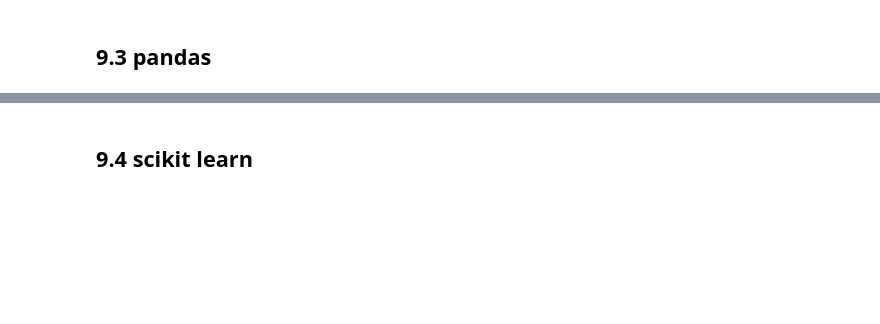
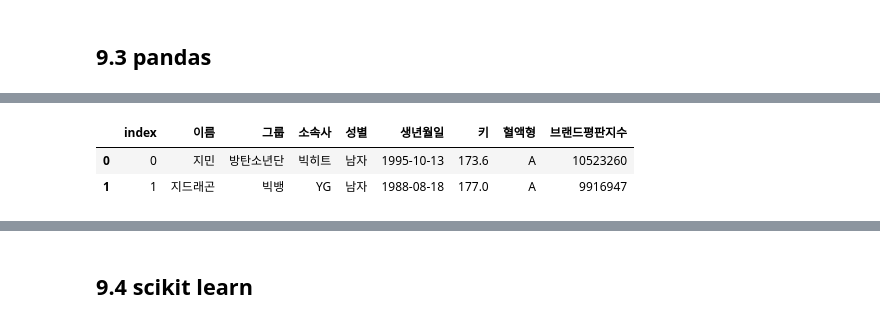
Before and after one commit to moonlight94-t/leolou, a Jupyter notebook: python notev1.1.ipynb, the cells around one changed output, grey strips where cells are left out. Drawn from its saved outputs; the diff is of its cells as text; code cells hidden in the pictures; blank space fills up the shorter version.

```diff
--- a/python notev1.1.ipynb
+++ b/python notev1.1.ipynb
@@ -1028,0 +1137,30 @@ df.isnull().sum().sum()
+# %%
+df = pd.read_csv('http://bit.ly/ds-korean-idol',encoding='CP949')
+#df2 = pd.read_excel(excelPath,header=2,usecols='B,D,G,J,N',index_col='A') #encoding 옵션 없음
+# usecols 쓸 때 []도 되는데 칼럼명을 제대로 넣거나 인덱스를 넣어야함 ABC 안됨
+# inplace=True
+# 한글 encoding 문제 발생시 'CP949' , 'EUC-KR', 'utf-8'
+# %%
+df.info()
+df.shape
+df.describe()
+df.head(2)
+df.tail(2)
+df.rename(columns={'name':'이름'}).head(2)
+df.sort_index(ascending=False) #index로 정렬
+df.sort_values(by=['키','브랜드평판지수'],ascending=False) #value로 정렬 , Nan값은 맨 뒤로 보내고 정렬
+df.loc[3:8, ['이름', '생년월일']] #loc는 8행이하 #loc는 이름을 지정하는 방식이라 이름 넣은것은 보여줌
+df.iloc[1:5, [0, 2]] #iloc는 5행미만 # 기존의 인덱스 방식
+df[ df['키'] > 180 ][['이름', '키']]
+df.loc[ df['키'] > 180, ['이름', '키']]
+df['소속사'].isin(['플레디스', 'SM'])
+df.isnull().sum().sum() #결측치 개수 # sum(axis=0 or 1) sum방향 설정가능 mean(),mode(),median()
+df.notnull()
+df['키'].count() # 결측치는 세지 않음
+df.set_index('키')
+df.reset_index(drop=True).head(2) # 예전 인덱스 데이터를 지울 때는 drop=True
+df.T # transpose
+# %% [output]
+|  | index | 이름 | 그룹 | 소속사 | 성별 | 생년월일 | 키 | 혈액형 | 브랜드평판지수 |
+| 0 | 0 | 지민 | 방탄소년단 | 빅히트 | 남자 | 1995-10-13 | 173.6 | A | 10523260 |
+| 1 | 1 | 지드래곤 | 빅뱅 | YG | 남자 | 1988-08-18 | 177.0 | A | 9916947 |
```
Also changed, not shown: parts of 59 cells of this notebook.
